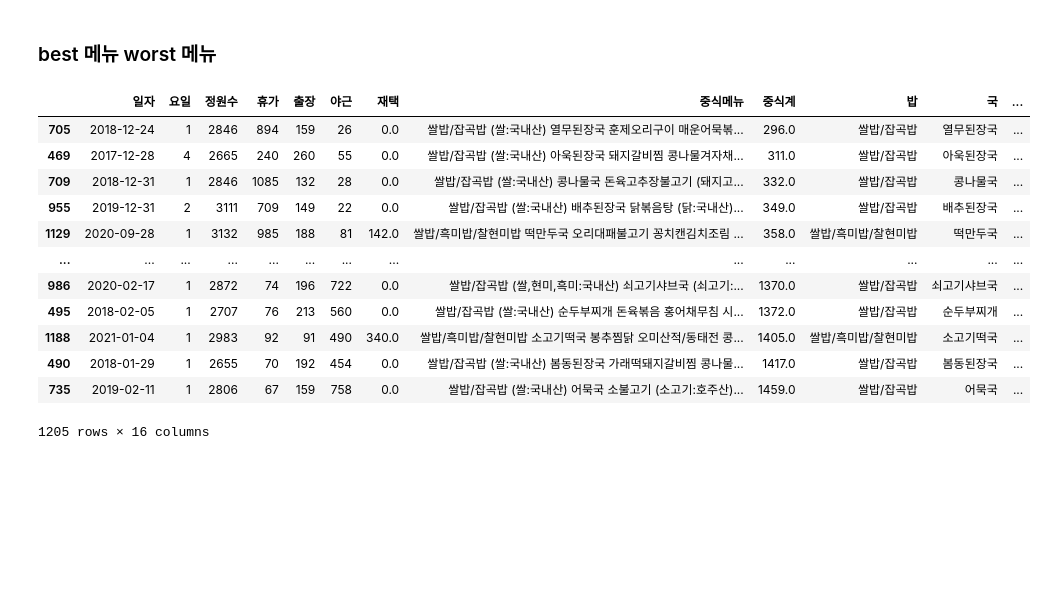
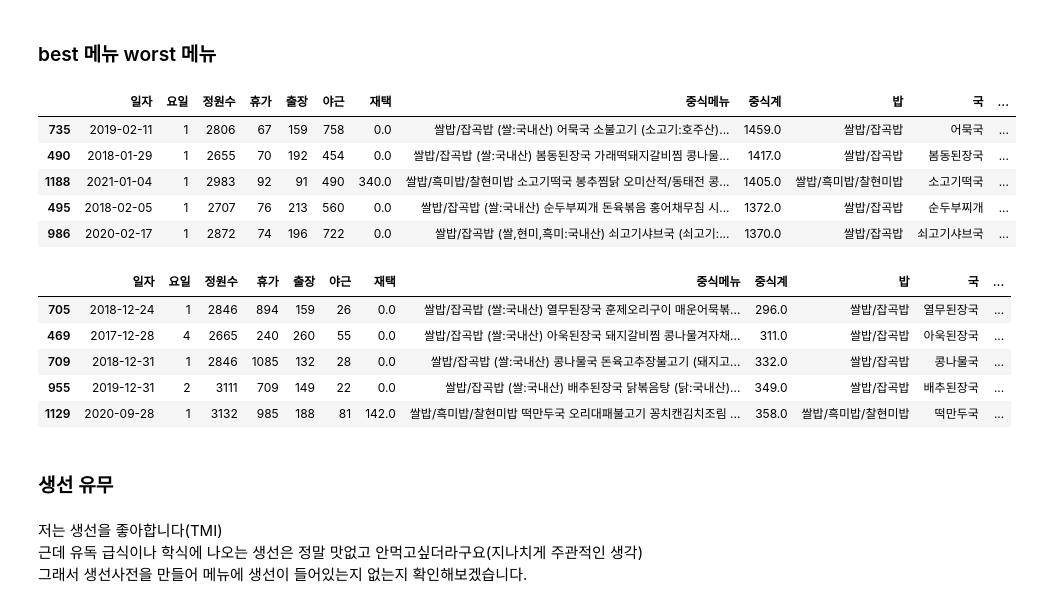
Before and after one commit to mkkim007/DuSiDataTeamGunaesigdang, a Jupyter notebook: week2/김민경.ipynb, the cells around one changed output. Saved outputs shown, nothing was run; the diff lists cells and outputs as text; code cells hidden in the pictures; blank space fills up the shorter version.

```diff
--- a/week2/김민경.ipynb
+++ b/week2/김민경.ipynb
@@ -409,20 +409,13 @@ Name: 반찬, dtype: float64
 # %% [markdown]
 ### best 메뉴  worst 메뉴
 # %%
-best_menu = train_ln.sort_values(by="중식계", axis=0)
+best_menu = train_ln.sort_values(by="중식계", axis=0, ascending=False)
 # %%
-best_menu
+best_menu.head()
 # %% [output]
 |  | 일자 | 요일 | 정원수 | 휴가 | 출장 | 야근 | 재택 | 중식메뉴 | 중식계 | 밥 | 국 | ... |
-| 705 | 2018-12-24 | 1 | 2846 | 894 | 159 | 26 | 0.0 | 쌀밥/잡곡밥 (쌀:국내산) 열무된장국 훈제오리구이 매운어묵볶... | 296.0 | 쌀밥/잡곡밥 | 열무된장국 | ... |
-| 469 | 2017-12-28 | 4 | 2665 | 240 | 260 | 55 | 0.0 | 쌀밥/잡곡밥 (쌀:국내산) 아욱된장국 돼지갈비찜 콩나물겨자채... | 311.0 | 쌀밥/잡곡밥 | 아욱된장국 | ... |
-| 709 | 2018-12-31 | 1 | 2846 | 1085 | 132 | 28 | 0.0 | 쌀밥/잡곡밥 (쌀:국내산) 콩나물국 돈육고추장불고기 (돼지고... | 332.0 | 쌀밥/잡곡밥 | 콩나물국 | ... |
-| 955 | 2019-12-31 | 2 | 3111 | 709 | 149 | 22 | 0.0 | 쌀밥/잡곡밥 (쌀:국내산) 배추된장국 닭볶음탕 (닭:국내산)... | 349.0 | 쌀밥/잡곡밥 | 배추된장국 | ... |
-| 1129 | 2020-09-28 | 1 | 3132 | 985 | 188 | 81 | 142.0 | 쌀밥/흑미밥/찰현미밥 떡만두국 오리대패불고기 꽁치캔김치조림 ... | 358.0 | 쌀밥/흑미밥/찰현미밥 | 떡만두국 | ... |
-| ... | ... | ... | ... | ... | ... | ... | ... | ... | ... | ... | ... | ... |
+| 735 | 2019-02-11 | 1 | 2806 | 67 | 159 | 758 | 0.0 | 쌀밥/잡곡밥 (쌀:국내산) 어묵국 소불고기 (소고기:호주산)... | 1459.0 | 쌀밥/잡곡밥 | 어묵국 | ... |
+| 490 | 2018-01-29 | 1 | 2655 | 70 | 192 | 454 | 0.0 | 쌀밥/잡곡밥 (쌀:국내산) 봄동된장국 가래떡돼지갈비찜 콩나물... | 1417.0 | 쌀밥/잡곡밥 | 봄동된장국 | ... |
+| 1188 | 2021-01-04 | 1 | 2983 | 92 | 91 | 490 | 340.0 | 쌀밥/흑미밥/찰현미밥 소고기떡국 봉추찜닭 오미산적/동태전 콩... | 1405.0 | 쌀밥/흑미밥/찰현미밥 | 소고기떡국 | ... |
+| 495 | 2018-02-05 | 1 | 2707 | 76 | 213 | 560 | 0.0 | 쌀밥/잡곡밥 (쌀:국내산) 순두부찌개 돈육볶음 홍어채무침 시... | 1372.0 | 쌀밥/잡곡밥 | 순두부찌개 | ... |
 | 986 | 2020-02-17 | 1 | 2872 | 74 | 196 | 722 | 0.0 | 쌀밥/잡곡밥 (쌀,현미,흑미:국내산) 쇠고기샤브국 (쇠고기:... | 1370.0 | 쌀밥/잡곡밥 | 쇠고기샤브국 | ... |
-| 495 | 2018-02-05 | 1 | 2707 | 76 | 213 | 560 | 0.0 | 쌀밥/잡곡밥 (쌀:국내산) 순두부찌개 돈육볶음 홍어채무침 시... | 1372.0 | 쌀밥/잡곡밥 | 순두부찌개 | ... |
-| 1188 | 2021-01-04 | 1 | 2983 | 92 | 91 | 490 | 340.0 | 쌀밥/흑미밥/찰현미밥 소고기떡국 봉추찜닭 오미산적/동태전 콩... | 1405.0 | 쌀밥/흑미밥/찰현미밥 | 소고기떡국 | ... |
-| 490 | 2018-01-29 | 1 | 2655 | 70 | 192 | 454 | 0.0 | 쌀밥/잡곡밥 (쌀:국내산) 봄동된장국 가래떡돼지갈비찜 콩나물... | 1417.0 | 쌀밥/잡곡밥 | 봄동된장국 | ... |
-| 735 | 2019-02-11 | 1 | 2806 | 67 | 159 | 758 | 0.0 | 쌀밥/잡곡밥 (쌀:국내산) 어묵국 소불고기 (소고기:호주산)... | 1459.0 | 쌀밥/잡곡밥 | 어묵국 | ... |
-1205 rows × 16 columns
@@ -429,2 +424,15 @@ best_menu
 # %%
-worst_menu =
+worst_menu.head()
+# %% [output]
+|  | 일자 | 요일 | 정원수 | 휴가 | 출장 | 야근 | 재택 | 중식메뉴 | 중식계 | 밥 | 국 | ... |
+| 705 | 2018-12-24 | 1 | 2846 | 894 | 159 | 26 | 0.0 | 쌀밥/잡곡밥 (쌀:국내산) 열무된장국 훈제오리구이 매운어묵볶... | 296.0 | 쌀밥/잡곡밥 | 열무된장국 | ... |
+| 469 | 2017-12-28 | 4 | 2665 | 240 | 260 | 55 | 0.0 | 쌀밥/잡곡밥 (쌀:국내산) 아욱된장국 돼지갈비찜 콩나물겨자채... | 311.0 | 쌀밥/잡곡밥 | 아욱된장국 | ... |
+| 709 | 2018-12-31 | 1 | 2846 | 1085 | 132 | 28 | 0.0 | 쌀밥/잡곡밥 (쌀:국내산) 콩나물국 돈육고추장불고기 (돼지고... | 332.0 | 쌀밥/잡곡밥 | 콩나물국 | ... |
+| 955 | 2019-12-31 | 2 | 3111 | 709 | 149 | 22 | 0.0 | 쌀밥/잡곡밥 (쌀:국내산) 배추된장국 닭볶음탕 (닭:국내산)... | 349.0 | 쌀밥/잡곡밥 | 배추된장국 | ... |
+| 1129 | 2020-09-28 | 1 | 3132 | 985 | 188 | 81 | 142.0 | 쌀밥/흑미밥/찰현미밥 떡만두국 오리대패불고기 꽁치캔김치조림 ... | 358.0 | 쌀밥/흑미밥/찰현미밥 | 떡만두국 | ... |
+# %% [markdown]
+### 생선 유무
+# %% [markdown]
+저는 생선을 좋아합니다(TMI)
+근데 유독 급식이나 학식에 나오는 생선은 정말 맛없고 안먹고싶더라구요(지나치게 주관적인 생각)
+그래서 생선사전을 만들어 메뉴에 생선이 들어있는지 없는지 확인해보겠습니다.
```
Also changed, not shown: parts of 1 cell of this notebook.
